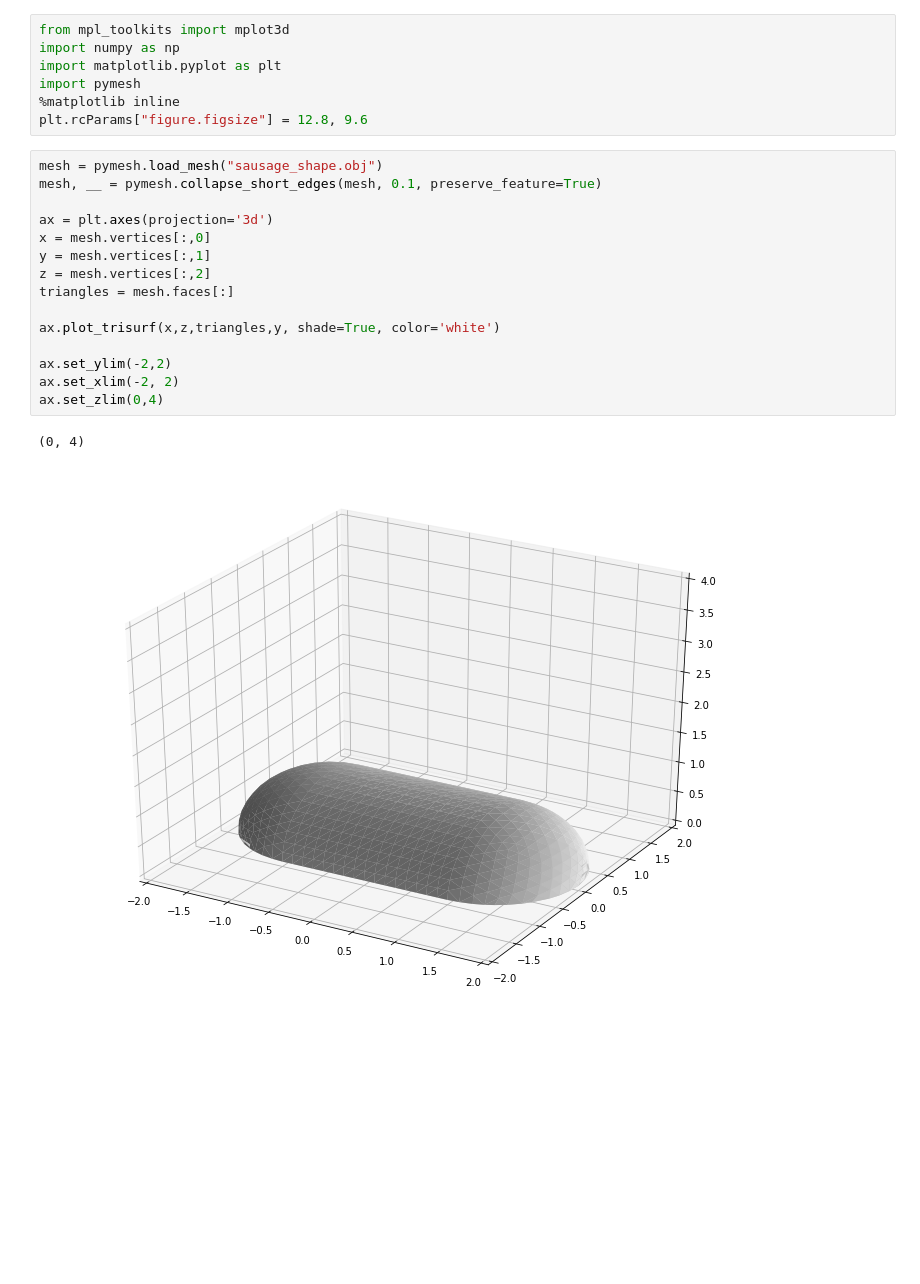
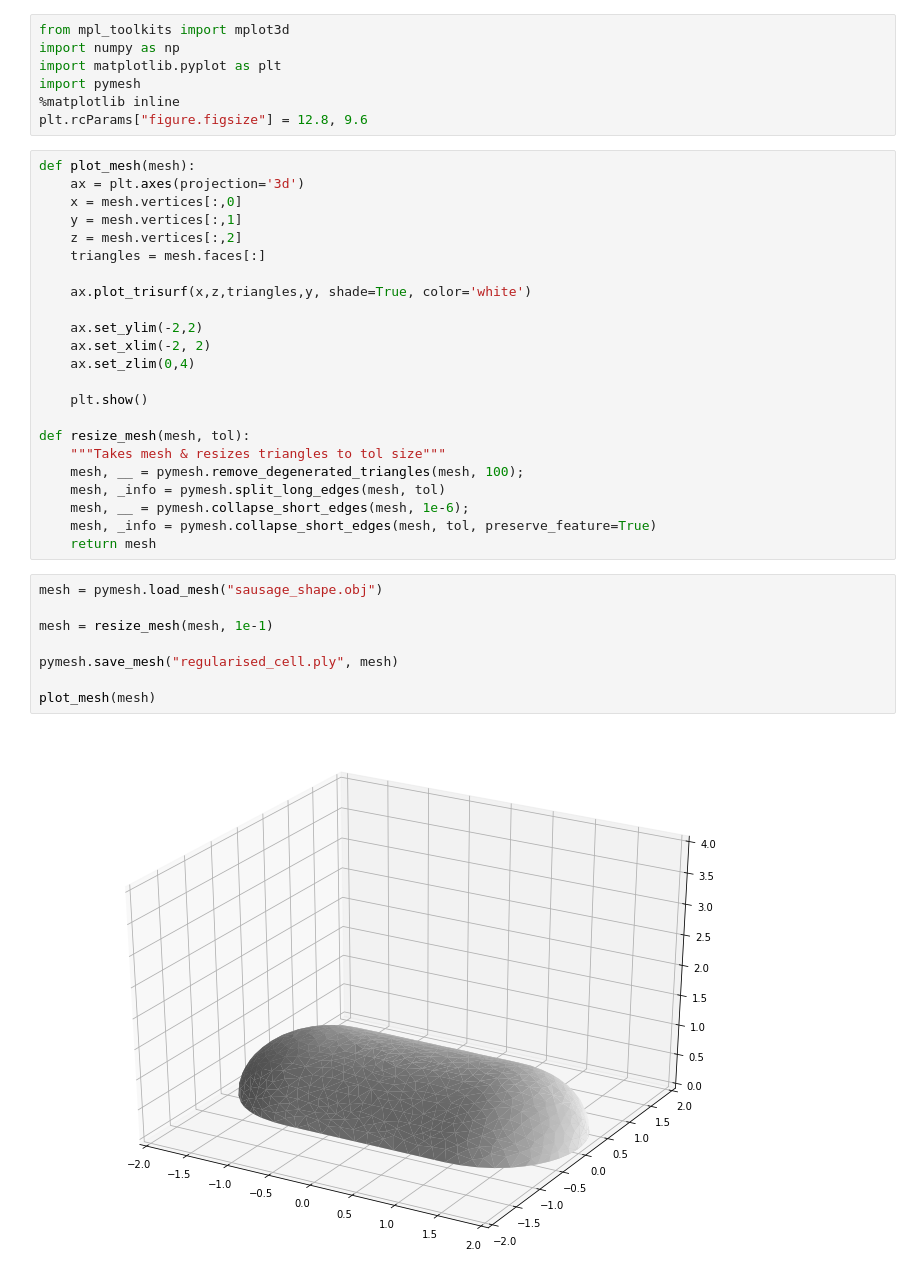
Before and after one commit to JamieJQuinn/gfp-simulator-9000, a Jupyter notebook: 3D Mesh Tests.ipynb, the cells around one changed output. Drawn from its saved outputs; the diff is of its cells as text; blank space fills up the shorter version.

Commit message:
cell mesh being correctly remeshed on the fly

```diff
--- a/3D Mesh Tests.ipynb
+++ b/3D Mesh Tests.ipynb
@@ -6,20 +6,35 @@ import pymesh
 %matplotlib inline
 plt.rcParams["figure.figsize"] = 12.8, 9.6
 # %%
-mesh = pymesh.load_mesh("sausage_shape.obj")
-mesh, __ = pymesh.collapse_short_edges(mesh, 0.1, preserve_feature=True)
+def plot_mesh(mesh):
+    ax = plt.axes(projection='3d')
+    x = mesh.vertices[:,0]
+    y = mesh.vertices[:,1]
+    z = mesh.vertices[:,2]
+    triangles = mesh.faces[:]
 
-ax = plt.axes(projection='3d')
-x = mesh.vertices[:,0]
-y = mesh.vertices[:,1]
-z = mesh.vertices[:,2]
-triangles = mesh.faces[:]
+    ax.plot_trisurf(x,z,triangles,y, shade=True, color='white')
 
-ax.plot_trisurf(x,z,triangles,y, shade=True, color='white')
+    ax.set_ylim(-2,2)
+    ax.set_xlim(-2, 2)
+    ax.set_zlim(0,4)
 
-ax.set_ylim(-2,2)
-ax.set_xlim(-2, 2)
-ax.set_zlim(0,4)
+    plt.show()
+
+def resize_mesh(mesh, tol):
+    """Takes mesh & resizes triangles to tol size"""
+    mesh, __ = pymesh.remove_degenerated_triangles(mesh, 100);
+    mesh, _info = pymesh.split_long_edges(mesh, tol)
+    mesh, __ = pymesh.collapse_short_edges(mesh, 1e-6);
+    mesh, _info = pymesh.collapse_short_edges(mesh, tol, preserve_feature=True)
+    return mesh
-# %% [output]
-(0, 4)
-[figure, removed]
+# %%
+mesh = pymesh.load_mesh("sausage_shape.obj")
+
+mesh = resize_mesh(mesh, 1e-1)
+
+pymesh.save_mesh("regularised_cell.ply", mesh)
+
+plot_mesh(mesh)
+# %% [output]
+[figure, added]
```
Also changed, not shown: parts of 3 cells of this notebook, 1 other file.
